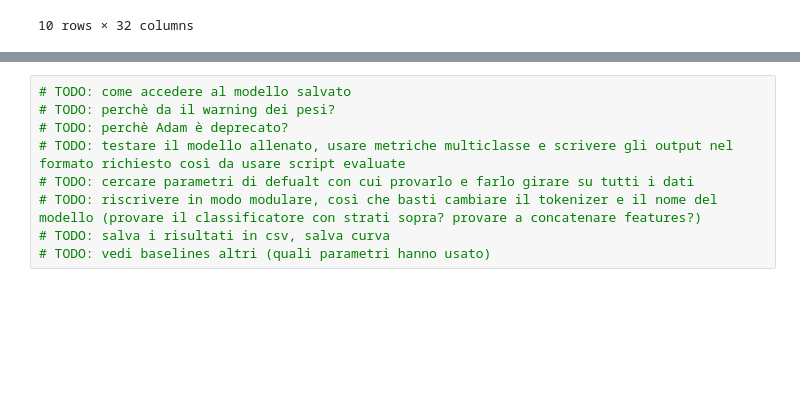
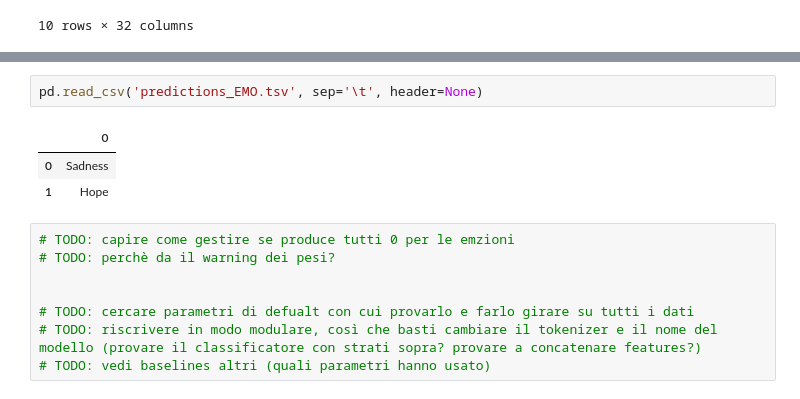
Before and after one commit to HLT-Ghisolfi-Leuzzi-Testa/WASSA-2023, a Jupyter notebook: EMO/baseline.ipynb, the cells around one changed output, grey strips where cells are left out. Drawn from its saved outputs; the diff is of its cells as text; blank space fills up the shorter version.

```diff
--- a/EMO/baseline.ipynb
+++ b/EMO/baseline.ipynb
@@ -252,9 +379,14 @@ plt.show()
+# %%
+pd.read_csv('predictions_EMO.tsv', sep='\t', header=None)
+# %% [output]
+|  | 0 |
+| 0 | Sadness |
+| 1 | Hope |
 # %%
-# TODO: come accedere al modello salvato
+# TODO: capire come gestire se produce tutti 0 per le emzioni
 # TODO: perchè da il warning dei pesi?
-# TODO: perchè Adam è deprecato?
-# TODO: testare il modello allenato, usare metriche multiclasse e scrivere gli output nel formato richiesto così da usare script evaluate
+
+
 # TODO: cercare parametri di defualt con cui provarlo e farlo girare su tutti i dati
 # TODO: riscrivere in modo modulare, così che basti cambiare il tokenizer e il nome del modello (provare il classificatore con strati sopra? provare a concatenare features?)
-# TODO: salva i risultati in csv, salva curva
 # TODO: vedi baselines altri (quali parametri hanno usato)
```
Also changed, not shown: parts of 14 cells of this notebook.
